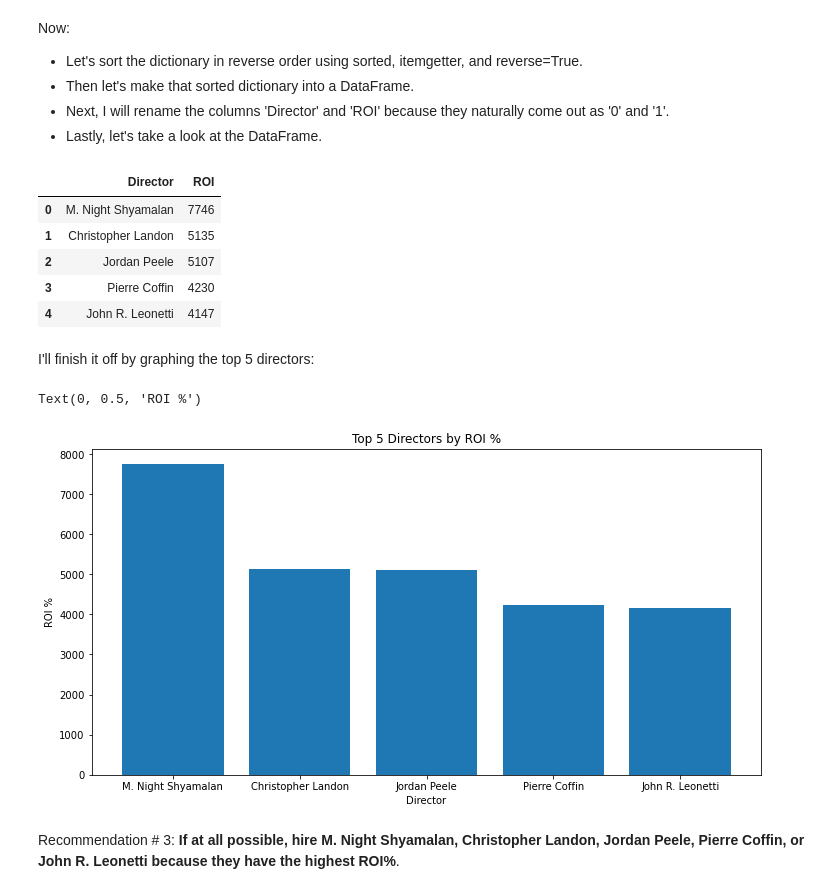
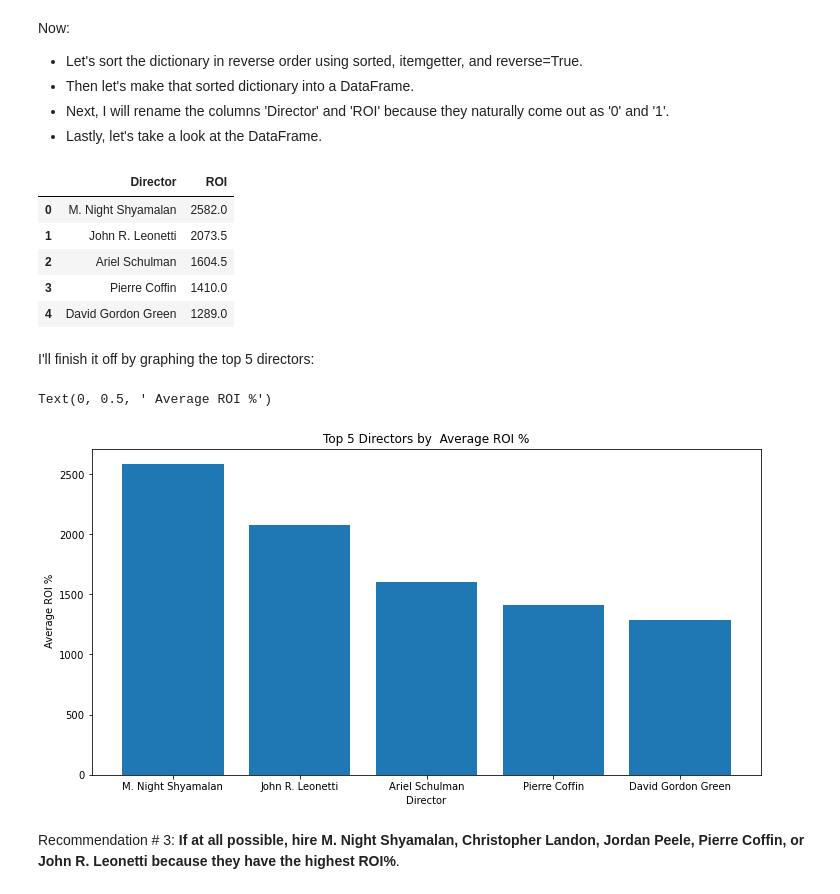
Before and after one commit to icapeli/icapeli-phase_1_project, a Jupyter notebook: phase_1_project.ipynb, the cells around one changed output. Drawn from its saved outputs; the diff is of its cells as text; code cells hidden in the pictures.

```diff
--- a/phase_1_project.ipynb
+++ b/phase_1_project.ipynb
@@ -531,6 +531,6 @@ https://www.studiobinder.com/blog/production-budget/
 
 While there is nothing wrong with low budget films, it's best to filter out the lower budget films.
 # %%
-budget= Director_movie_df.loc[Director_movie_df['production_budget'] >= 5000000]
+old_budget= Director_movie_df.loc[Director_movie_df['production_budget'] >= 5000000]
 # %% [markdown]
 Next up:
@@ -539 +541,5 @@ Next up:
 * Then I will show the top 10 directors.
+# %%
+budget = old_budget.loc[:, ['primary_name', 'worldwide_ROI %']]
+budget['Completed_Film']=budget['primary_name'].notnull()
+budget
@@ -540,5 +560,5 @@ Next up:
 # %%
-director_total = { 'primary_name': 'first', 'worldwide_ROI %': 'sum'}
+director_total = { 'primary_name': 'first', 'worldwide_ROI %': 'sum', 'Completed_Film': 'sum'}
 dir_cumulative = budget.groupby(budget['primary_name']).aggregate(director_total)
 dir_cumulative.sort_values(by=['worldwide_ROI %']).tail(10)
 # %% [output]
@@ -559,7 +583,8 @@ Now, let's make the ROI%s into integers.
 # %%
 dir_cumulative['worldwide_ROI %']=dir_cumulative['worldwide_ROI %'].apply(lambda x: int(x))
-
-Actual_dir_total=dir_cumulative['worldwide_ROI %']
+dir_cumulative['Completed_Film']=dir_cumulative['Completed_Film'].apply(lambda x: int(x))
+more_than_one_film= dir_cumulative.loc[dir_cumulative['Completed_Film'] >= 2]
+Actual_dir_total=(more_than_one_film['worldwide_ROI %']/more_than_one_film['Completed_Film'])
 Actual_dir_total
 # %% [output]
 primary_name
@@ -592,25 +617,26 @@ high_return_directors.rename( columns={0 :'Director', 1:'ROI'}, inplace=True )
 high_return_directors
 # %% [output]
 |  | Director | ROI |
-| 0 | M. Night Shyamalan | 7746 |
-| 1 | Christopher Landon | 5135 |
-| 2 | Jordan Peele | 5107 |
-| 3 | Pierre Coffin | 4230 |
-| 4 | John R. Leonetti | 4147 |
+| 0 | M. Night Shyamalan | 2582.0 |
+| 1 | John R. Leonetti | 2073.5 |
+| 2 | Ariel Schulman | 1604.5 |
+| 3 | Pierre Coffin | 1410.0 |
+| 4 | David Gordon Green | 1289.0 |
 # %% [markdown]
 I'll finish it off by graphing the top 5 directors:
 # %%
 fig, ax1 = plt.subplots(ncols=1, figsize=(12,6))
 ax1.bar(
     x=high_return_directors['Director'],
     height=high_return_directors['ROI']
 )
-ax1.set_title("Top 5 Directors by ROI %")
+ax1.set_title("Top 5 Directors by  Average ROI %")
+
 ax1.set_xlabel("Director")
-ax1.set_ylabel("ROI %")
+ax1.set_ylabel(" Average ROI %")
 # %% [output]
-Text(0, 0.5, 'ROI %')
+Text(0, 0.5, ' Average ROI %')
-[figure, old version]
+[figure, new version]
 # %% [markdown]
 Recommendation # 3: **If at all possible, hire M. Night Shyamalan, Christopher Landon, Jordan Peele, Pierre Coffin, or John R. Leonetti because they have the highest ROI%**.
 # %%
```
Also changed, not shown: parts of 6 cells of this notebook.
